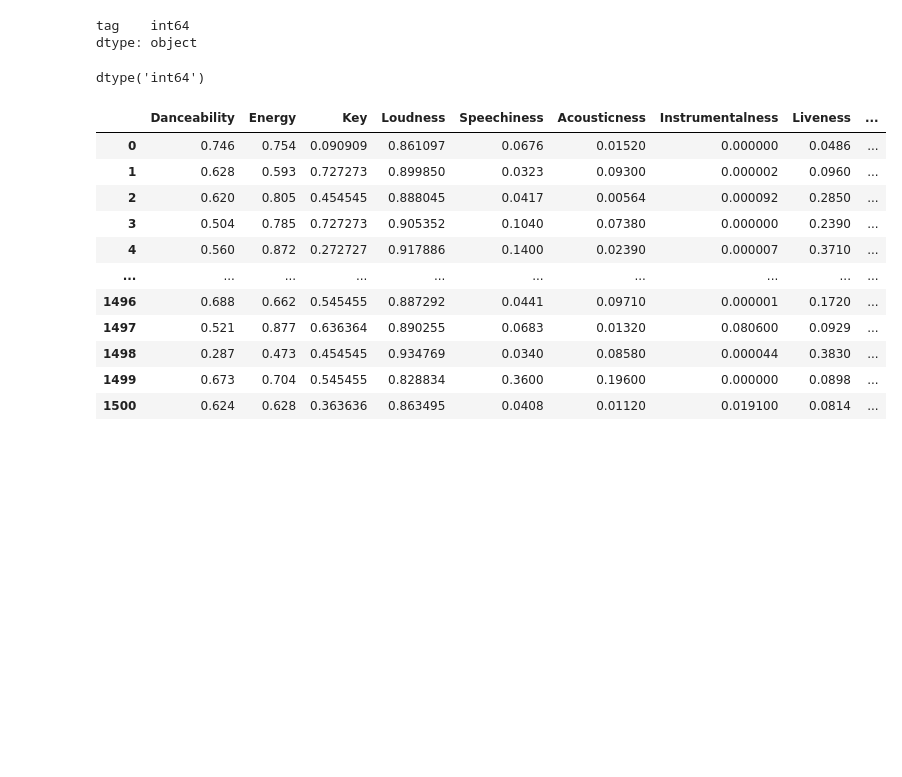
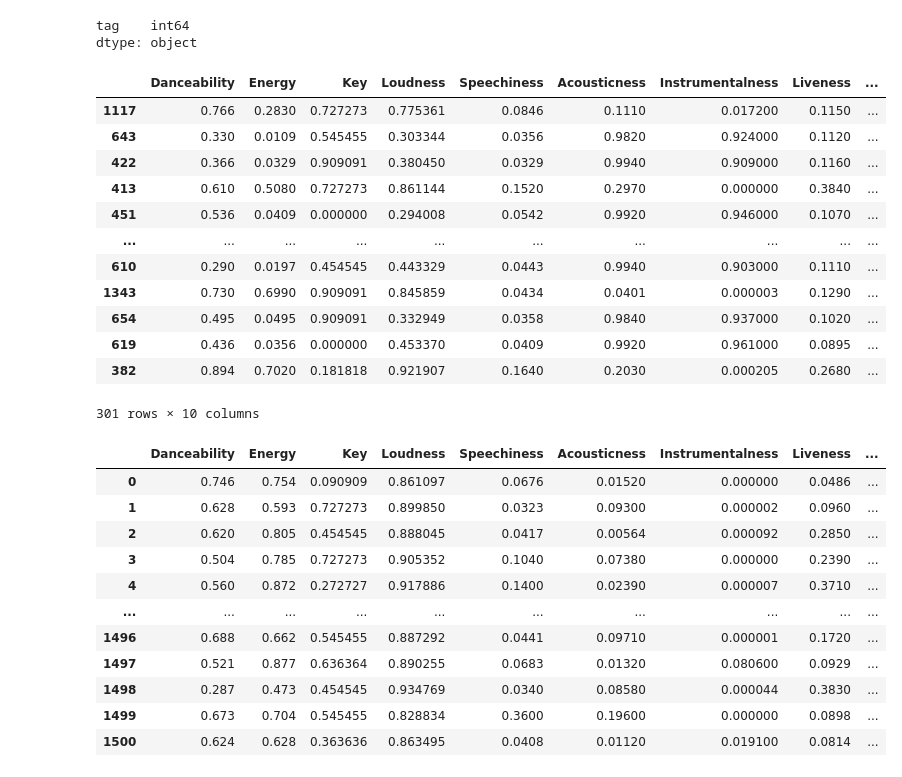
Before and after one commit to CS196Illinois/Group6-SP2023, a Jupyter notebook: Project/spotifycode/analysis.ipynb, the cells around one changed output. Cells and saved outputs as stored; diff of their text form; code cells hidden in the pictures; blank space fills up the shorter version.

```diff
--- a/Project/spotifycode/analysis.ipynb
+++ b/Project/spotifycode/analysis.ipynb
@@ -128,10 +129,22 @@ dtype: object
 #         # print("------")
 # df_output = pd.DataFrame(df_result)
 # df_output
-# %%
-song_y_test.dtype
-# %% [output]
-dtype('int64')
+# %%
+song_x_test
+# %% [output]
+|  | Danceability | Energy | Key | Loudness | Speechiness | Acousticness | Instrumentalness | Liveness | ... |
+| 1117 | 0.766 | 0.2830 | 0.727273 | 0.775361 | 0.0846 | 0.1110 | 0.017200 | 0.1150 | ... |
+| 643 | 0.330 | 0.0109 | 0.545455 | 0.303344 | 0.0356 | 0.9820 | 0.924000 | 0.1120 | ... |
+| 422 | 0.366 | 0.0329 | 0.909091 | 0.380450 | 0.0329 | 0.9940 | 0.909000 | 0.1160 | ... |
+| 413 | 0.610 | 0.5080 | 0.727273 | 0.861144 | 0.1520 | 0.2970 | 0.000000 | 0.3840 | ... |
+| 451 | 0.536 | 0.0409 | 0.000000 | 0.294008 | 0.0542 | 0.9920 | 0.946000 | 0.1070 | ... |
+| ... | ... | ... | ... | ... | ... | ... | ... | ... | ... |
+| 610 | 0.290 | 0.0197 | 0.454545 | 0.443329 | 0.0443 | 0.9940 | 0.903000 | 0.1110 | ... |
+| 1343 | 0.730 | 0.6990 | 0.909091 | 0.845859 | 0.0434 | 0.0401 | 0.000003 | 0.1290 | ... |
+| 654 | 0.495 | 0.0495 | 0.909091 | 0.332949 | 0.0358 | 0.9840 | 0.937000 | 0.1020 | ... |
+| 619 | 0.436 | 0.0356 | 0.000000 | 0.453370 | 0.0409 | 0.9920 | 0.961000 | 0.0895 | ... |
+| 382 | 0.894 | 0.7020 | 0.181818 | 0.921907 | 0.1640 | 0.2030 | 0.000205 | 0.2680 | ... |
+301 rows × 10 columns
 # %%
 song_x_train, song_x_test, song_y_train, song_y_test = train_test_split(data, data_target, test_size= 0.2, random_state= 42)
 df_result = []
```
Also changed, not shown: parts of 14 cells of this notebook, 4 other files.
